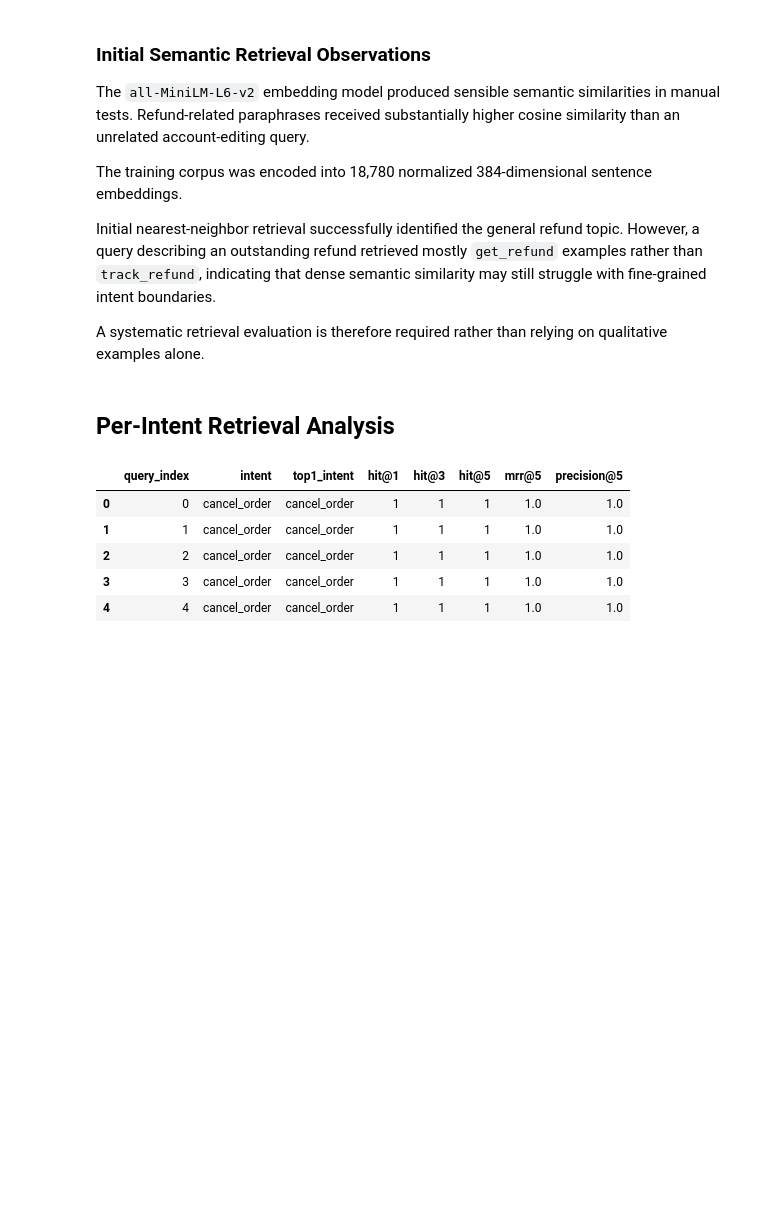
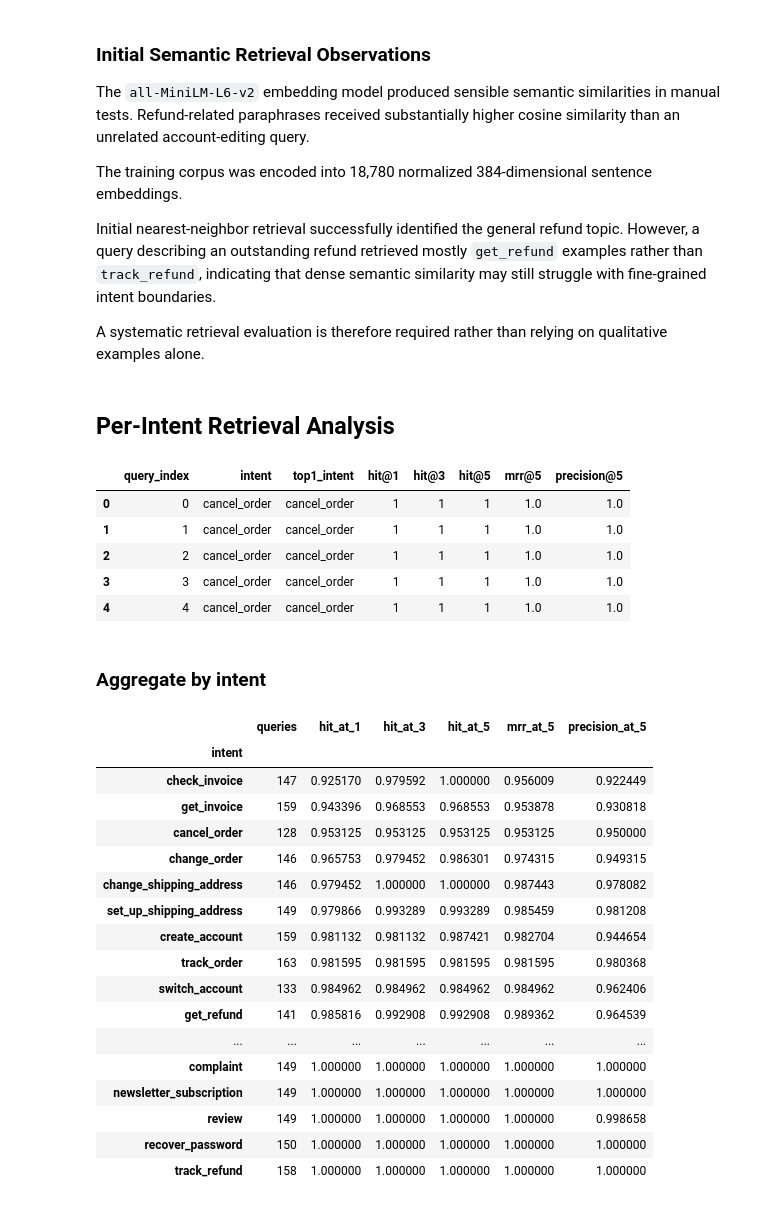
Before and after one commit to ribhupramanik/ResolveAI, a Jupyter notebook: notebooks/05_semantic_retrieval.ipynb, the cells around one changed output. Cells and saved outputs as stored; diff of their text form; code cells hidden in the pictures; blank space fills up the shorter version.

Commit message:
Aggregated per intent retrieval analysis by intent and sorted the wekest and strongest intents

```diff
--- a/notebooks/05_semantic_retrieval.ipynb
+++ b/notebooks/05_semantic_retrieval.ipynb
@@ -554,3 +554,42 @@ validation_retrieval_results.head()
 | 2 | 2 | cancel_order | cancel_order | 1 | 1 | 1 | 1.0 | 1.0 |
 | 3 | 3 | cancel_order | cancel_order | 1 | 1 | 1 | 1.0 | 1.0 |
 | 4 | 4 | cancel_order | cancel_order | 1 | 1 | 1 | 1.0 | 1.0 |
+# %% [markdown]
+### Aggregate by intent
+# %%
+intent_retrieval_performance = (
+    validation_retrieval_results
+    .groupby("intent")
+    .agg(
+        queries=("intent", "size"),
+        hit_at_1=("hit@1", "mean"),
+        hit_at_3=("hit@3", "mean"),
+        hit_at_5=("hit@5", "mean"),
+        mrr_at_5=("mrr@5", "mean"),
+        precision_at_5=("precision@5", "mean"),
+    )
+    .sort_values(
+        "hit_at_1"
+    )
+)
+
+intent_retrieval_performance
+# %% [output]
+|  | queries | hit_at_1 | hit_at_3 | hit_at_5 | mrr_at_5 | precision_at_5 |
+| intent |  |  |  |  |  |  |
+| check_invoice | 147 | 0.925170 | 0.979592 | 1.000000 | 0.956009 | 0.922449 |
+| get_invoice | 159 | 0.943396 | 0.968553 | 0.968553 | 0.953878 | 0.930818 |
+| cancel_order | 128 | 0.953125 | 0.953125 | 0.953125 | 0.953125 | 0.950000 |
+| change_order | 146 | 0.965753 | 0.979452 | 0.986301 | 0.974315 | 0.949315 |
+| change_shipping_address | 146 | 0.979452 | 1.000000 | 1.000000 | 0.987443 | 0.978082 |
+| set_up_shipping_address | 149 | 0.979866 | 0.993289 | 0.993289 | 0.985459 | 0.981208 |
+| create_account | 159 | 0.981132 | 0.981132 | 0.987421 | 0.982704 | 0.944654 |
+| track_order | 163 | 0.981595 | 0.981595 | 0.981595 | 0.981595 | 0.980368 |
+| switch_account | 133 | 0.984962 | 0.984962 | 0.984962 | 0.984962 | 0.962406 |
+| get_refund | 141 | 0.985816 | 0.992908 | 0.992908 | 0.989362 | 0.964539 |
+| ... | ... | ... | ... | ... | ... | ... |
+| complaint | 149 | 1.000000 | 1.000000 | 1.000000 | 1.000000 | 1.000000 |
+| newsletter_subscription | 149 | 1.000000 | 1.000000 | 1.000000 | 1.000000 | 1.000000 |
+| review | 149 | 1.000000 | 1.000000 | 1.000000 | 1.000000 | 0.998658 |
+| recover_password | 150 | 1.000000 | 1.000000 | 1.000000 | 1.000000 | 1.000000 |
+| track_refund | 158 | 1.000000 | 1.000000 | 1.000000 | 1.000000 | 1.000000 |
```
Also changed, not shown: parts of 4 cells of this notebook.
